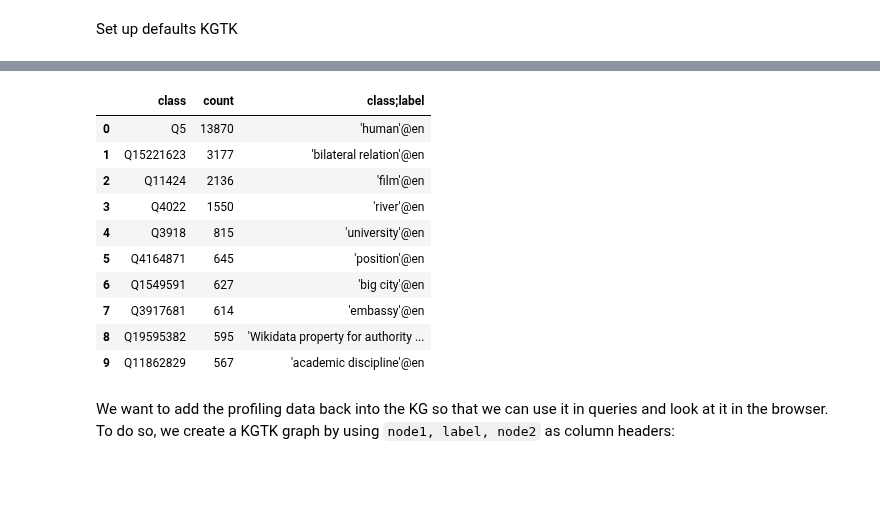
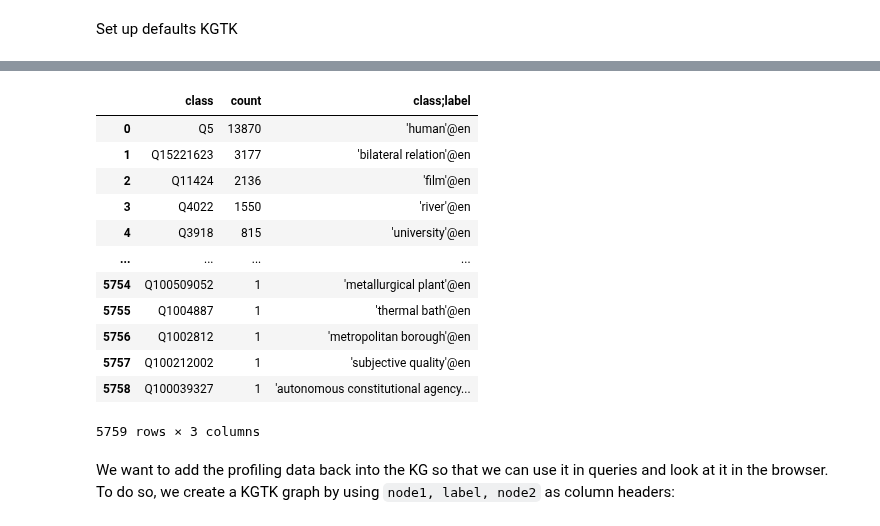
Before and after one commit to usc-isi-i2/kgtk-notebooks, a Jupyter notebook: tutorial/kg-profiling.ipynb, the cells around one changed output, grey strips where cells are left out. Drawn from its saved outputs; the diff is of its cells as text; code cells hidden in the pictures; blank space fills up the shorter version.

```diff
--- a/tutorial/kg-profiling.ipynb
+++ b/tutorial/kg-profiling.ipynb
@@ -108,7 +272,6 @@ kgtk("""
         --match '(instance)-[:P31]->(class)'
         --return 'class as class, count(distinct instance) as count'
         --order-by 'cast(count, int) desc'
-        --limit 10
     / add-labels
 """)
 # %% [output]
@@ -117,14 +280,16 @@ Wall time: 3.1 s
 |  | class | count | class;label |
 | 0 | Q5 | 13870 | 'human'@en |
 | 1 | Q15221623 | 3177 | 'bilateral relation'@en |
 | 2 | Q11424 | 2136 | 'film'@en |
 | 3 | Q4022 | 1550 | 'river'@en |
 | 4 | Q3918 | 815 | 'university'@en |
-| 5 | Q4164871 | 645 | 'position'@en |
-| 6 | Q1549591 | 627 | 'big city'@en |
-| 7 | Q3917681 | 614 | 'embassy'@en |
-| 8 | Q19595382 | 595 | 'Wikidata property for authority ... |
-| 9 | Q11862829 | 567 | 'academic discipline'@en |
+| ... | ... | ... | ... |
+| 5754 | Q100509052 | 1 | 'metallurgical plant'@en |
+| 5755 | Q1004887 | 1 | 'thermal bath'@en |
+| 5756 | Q1002812 | 1 | 'metropolitan borough'@en |
+| 5757 | Q100212002 | 1 | 'subjective quality'@en |
+| 5758 | Q100039327 | 1 | 'autonomous constitutional agency... |
+5759 rows × 3 columns
 # %% [markdown]
 We want to add the profiling data back into the KG so that we can use it in queries and look at it in the browser.
 To do so, we create a KGTK graph by using `node1, label, node2` as column headers:
```
Also changed, not shown: parts of 51 cells of this notebook.
